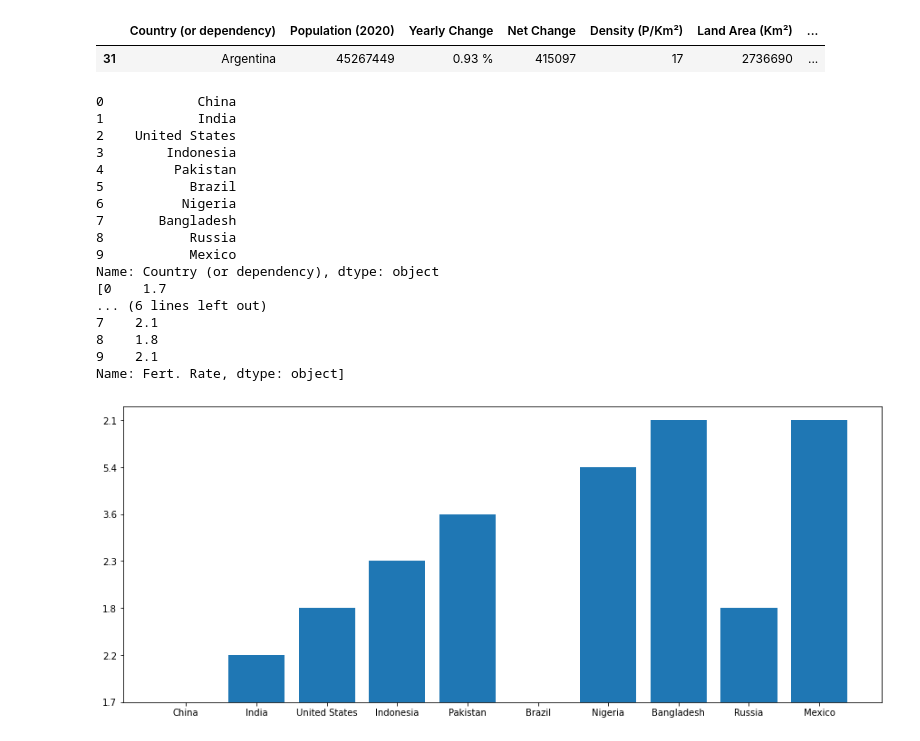
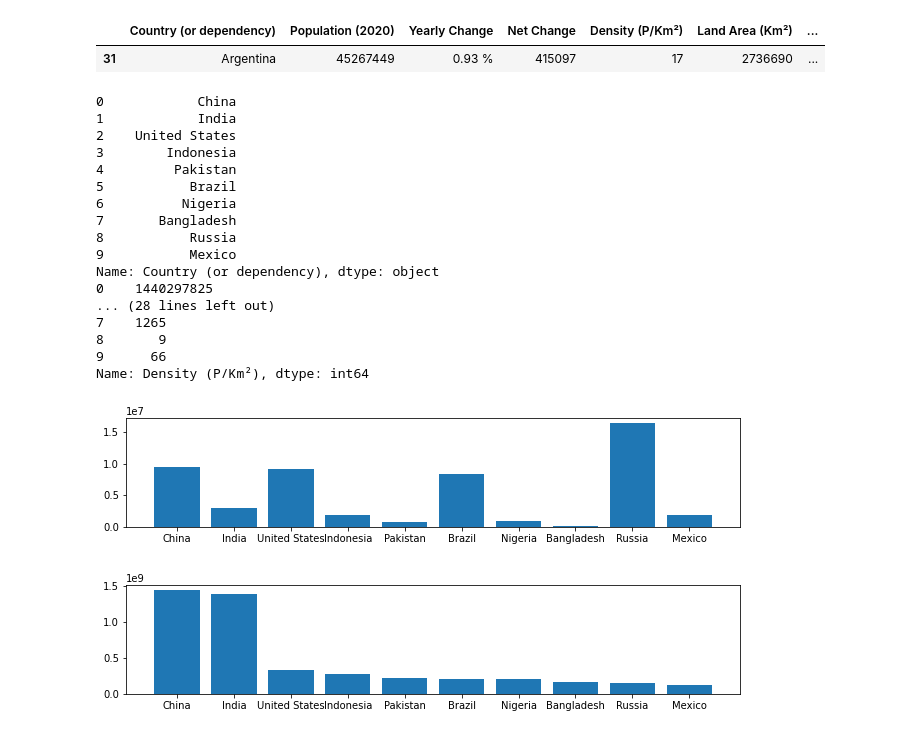
Before and after one commit to Fern1989/trabajo_final_curso_organidata, a Jupyter notebook: Trabajo_Final.ipynb, the cells around one changed output. Saved outputs shown, nothing was run; the diff lists cells and outputs as text; code cells hidden in the pictures.

```diff
--- a/Trabajo_Final.ipynb
+++ b/Trabajo_Final.ipynb
@@ -267,40 +267,58 @@ df.loc[df["Country (or dependency)"] == "Argentina"]
 # %% [output]
 |  | Country (or dependency) | Population (2020) | Yearly Change | Net Change | Density (P/Km²) | Land Area (Km²) | ... |
 | 31 | Argentina | 45267449 | 0.93 % | 415097 | 17 | 2736690 | ... |
-# %%
-#crear una lista para grafica
-country_or_dependency = df.loc[0:9,"Country (or dependency)"]
-fert_rate = df.loc[0:9,"Fert. Rate"]
-print (country_or_dependency)
-print (world_share)
-# %% [output]
-0            China
-1            India
-2    United States
-3        Indonesia
-4         Pakistan
-5           Brazil
-6          Nigeria
-7       Bangladesh
-8           Russia
-9           Mexico
-Name: Country (or dependency), dtype: object
-[0    1.7
-... (6 lines left out)
-7    2.1
-8    1.8
-9    2.1
-Name: Fert. Rate, dtype: object]
+# %%
+#crear una lista para grafica
+country_or_dependency = df.loc[0:9, "Country (or dependency)"]
+population = df.loc[0:9, "Population (2020)"]
+territory = df.loc[0:9, "Land Area (Km²)"]
+density = df.loc[0:9, "Density (P/Km²)"]
+
+print(country_or_dependency)
+print(population)
+print(territory)
+print(density)
+# %% [output]
+0            China
+1            India
+2    United States
+3        Indonesia
+4         Pakistan
+5           Brazil
+6          Nigeria
+7       Bangladesh
+8           Russia
+9           Mexico
+Name: Country (or dependency), dtype: object
+0    1440297825
+... (28 lines left out)
+7    1265
+8       9
+9      66
+Name: Density (P/Km²), dtype: int64
 # %%
-plt.figure(figsize=(15,6))
+plt.figure(figsize=(11,2))
 #Colocamos una etiqueta en el eje Y
-ax.set_ylabel('Fert. Rate')
+ax.set_ylabel('Territory')
 #Colocamos una etiqueta en el eje X
 ax.set_title('Country (or dependency)')
 #Creamos la grafica de barras utilizando 'paises' como eje X y 'ventas' como eje y.
-plt.bar(country_or_dependency,fert_rate)
+plt.bar(country_or_dependency,territory)
 plt.savefig('barras_simple.png')
 #Finalmente mostramos la grafica con el metodo show()
 plt.show()
 # %% [output]
-[figure, old version]
+[figure, new version]
+# %%
+plt.figure(figsize=(11,2))
+#Colocamos una etiqueta en el eje Y
+ax.set_ylabel('population')
+#Colocamos una etiqueta en el eje X
+ax.set_title('Country (or dependency)')
+#Creamos la grafica de barras utilizando 'paises' como eje X y 'ventas' como eje y.
+plt.bar(country_or_dependency,population)
+plt.savefig('barras_simple.png')
+#Finalmente mostramos la grafica con el metodo show()
+plt.show()
+# %% [output]
+[figure, added]
```
Also changed, not shown: parts of 1 cell of this notebook, 1 other file.
